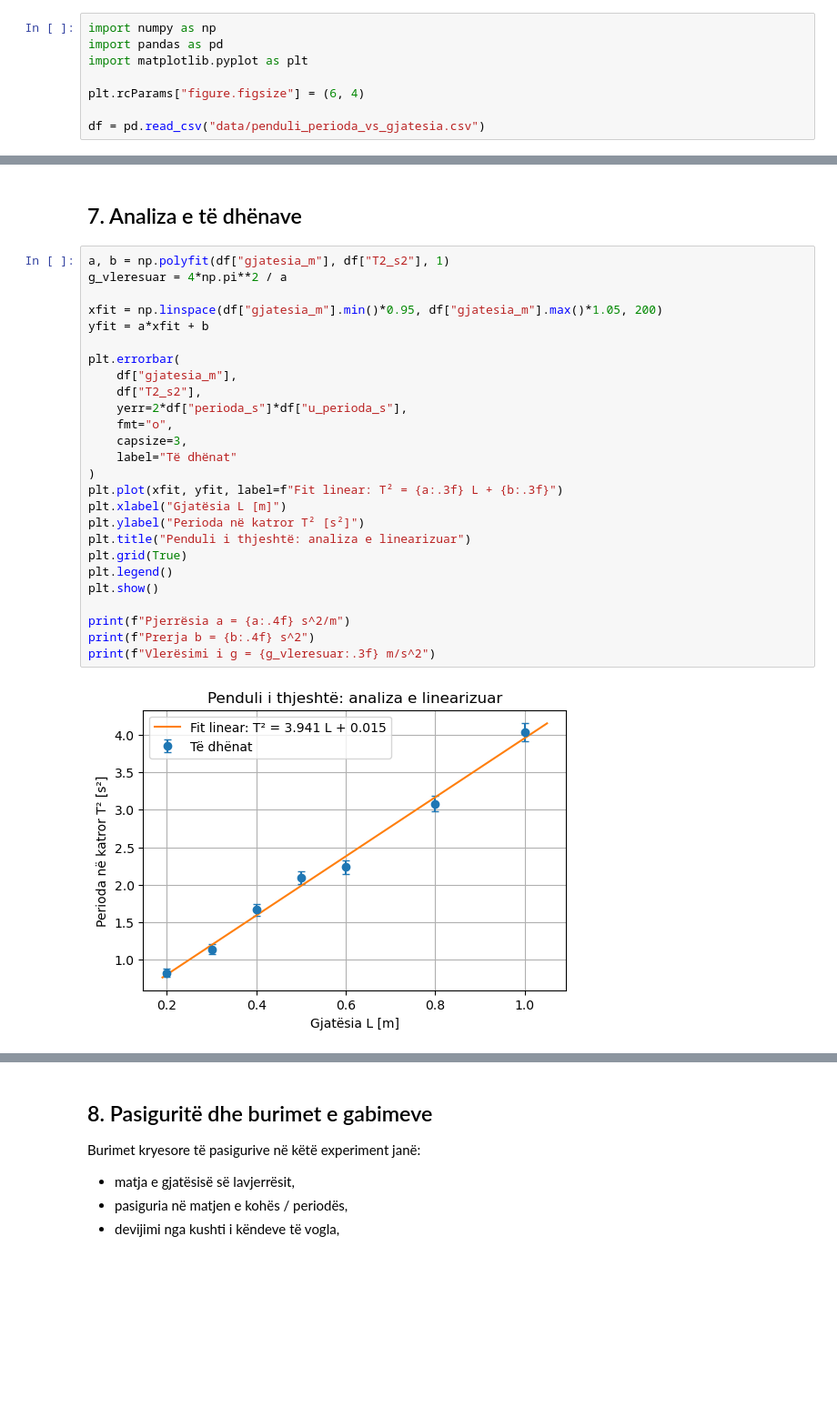
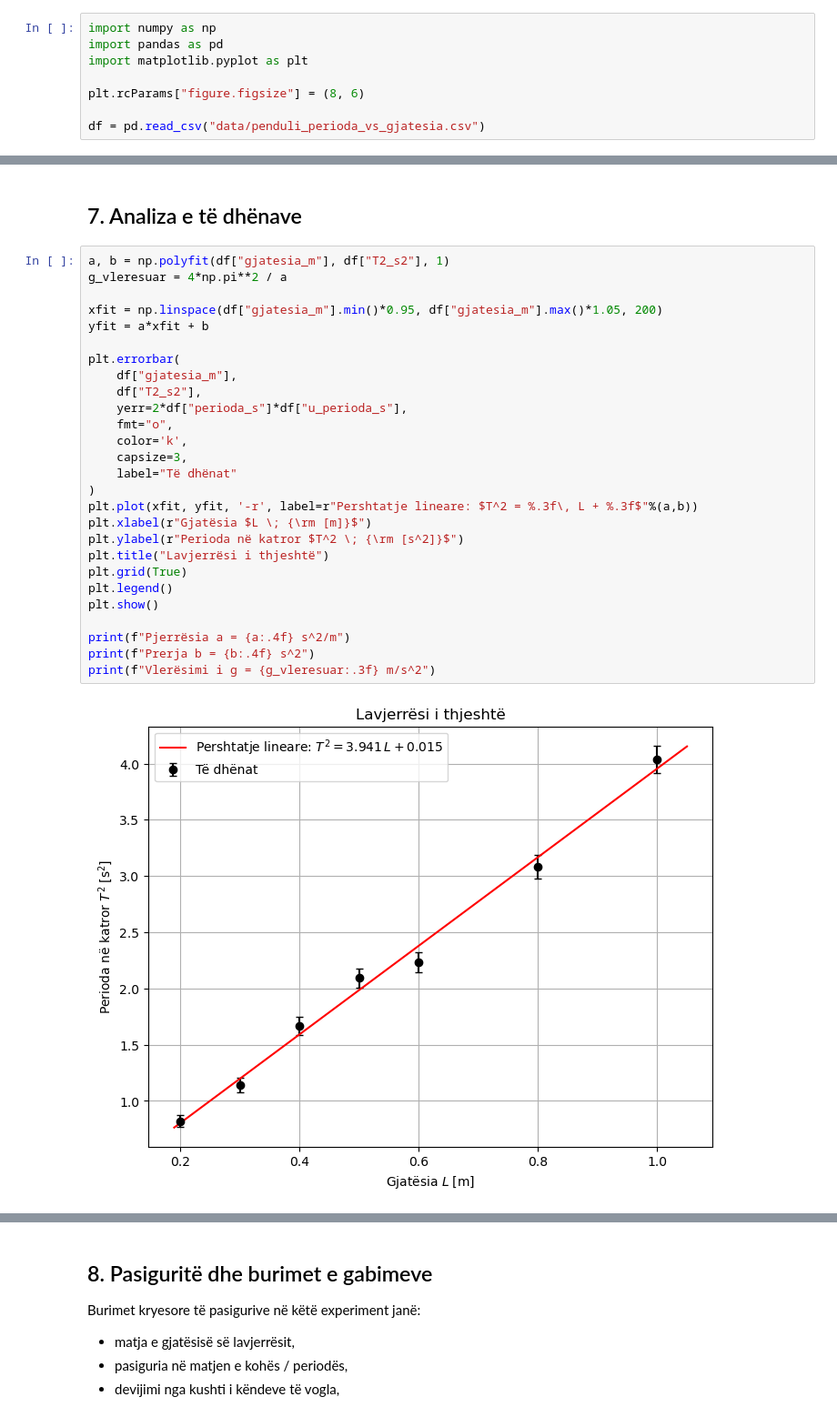
Before and after one commit to ekafex/lectures, a Jupyter notebook: Intro_LAB/Reports/Shembull_1/Raport.ipynb, the cells around one changed output, grey strips where cells are left out. Shown at 91% size. Drawn from its saved outputs; the diff is of its cells as text; blank space fills up the shorter version.

```diff
--- a/Intro_LAB/Reports/Shembull_1/Raport.ipynb
+++ b/Intro_LAB/Reports/Shembull_1/Raport.ipynb
@@ -67,7 +67,7 @@ import numpy as np
 import pandas as pd
 import matplotlib.pyplot as plt
 
-plt.rcParams["figure.figsize"] = (6, 4)
+plt.rcParams["figure.figsize"] = (8, 6)
 
 df = pd.read_csv("data/penduli_perioda_vs_gjatesia.csv")
 # %% [markdown]
@@ -116,31 +116,32 @@ df
 # %%
 a, b = np.polyfit(df["gjatesia_m"], df["T2_s2"], 1)
 g_vleresuar = 4*np.pi**2 / a
 
 xfit = np.linspace(df["gjatesia_m"].min()*0.95, df["gjatesia_m"].max()*1.05, 200)
 yfit = a*xfit + b
 
 plt.errorbar(
     df["gjatesia_m"],
     df["T2_s2"],
     yerr=2*df["perioda_s"]*df["u_perioda_s"],
     fmt="o",
+    color='k',
     capsize=3,
     label="Të dhënat"
 )
-plt.plot(xfit, yfit, label=f"Fit linear: T² = {a:.3f} L + {b:.3f}")
-plt.xlabel("Gjatësia L [m]")
-plt.ylabel("Perioda në katror T² [s²]")
-plt.title("Penduli i thjeshtë: analiza e linearizuar")
+plt.plot(xfit, yfit, '-r', label=r"Pershtatje lineare: $T^2 = %.3f\, L + %.3f$"%(a,b))
+plt.xlabel(r"Gjatësia $L \; {\rm [m]}$")
+plt.ylabel(r"Perioda në katror $T^2 \; {\rm [s^2]}$")
+plt.title("Lavjerrësi i thjeshtë")
 plt.grid(True)
 plt.legend()
 plt.show()
 
 print(f"Pjerrësia a = {a:.4f} s^2/m")
 print(f"Prerja b = {b:.4f} s^2")
 print(f"Vlerësimi i g = {g_vleresuar:.3f} m/s^2")
 # %% [output]
-[figure, old version]
+[figure, new version]
 Pjerrësia a = 3.9409 s^2/m
 Prerja b = 0.0147 s^2
 Vlerësimi i g = 10.018 m/s^2
```
Also changed, not shown: parts of 1 cell of this notebook.
